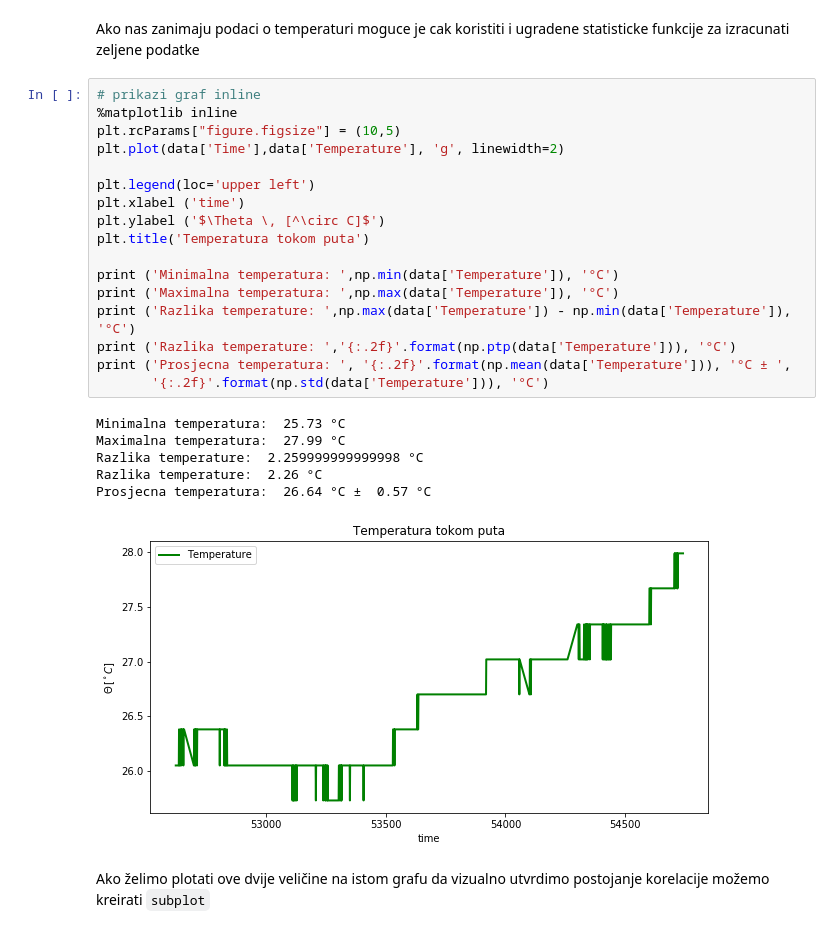
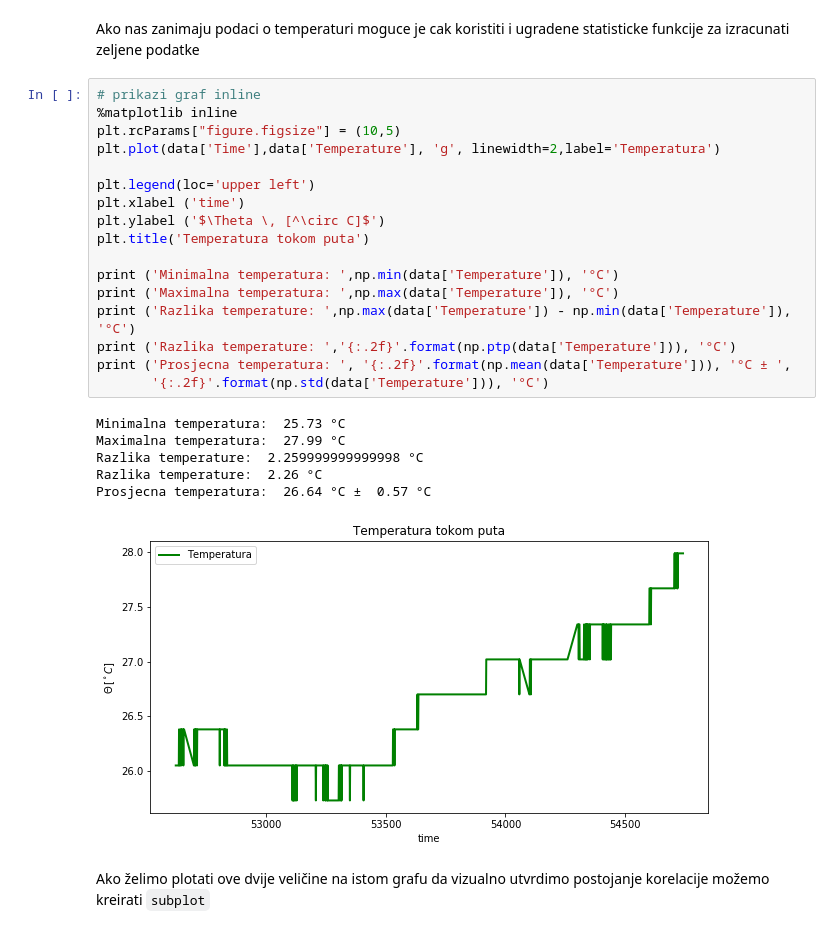
Before and after one commit to KristijanCetina/BachelorThesis, a Jupyter notebook: dataAnalysis/AnalizaKretanjaVozila.ipynb, the cells around one changed output. Drawn from its saved outputs; the diff is of its cells as text.

```diff
--- a/dataAnalysis/AnalizaKretanjaVozila.ipynb
+++ b/dataAnalysis/AnalizaKretanjaVozila.ipynb
@@ -58,27 +57,27 @@ Ako nas zanimaju podaci o temperaturi moguce je cak koristiti i ugradene statist
 # %%
 # prikazi graf inline
 %matplotlib inline
 plt.rcParams["figure.figsize"] = (10,5)
-plt.plot(data['Time'],data['Temperature'], 'g', linewidth=2)
+plt.plot(data['Time'],data['Temperature'], 'g', linewidth=2,label='Temperatura')
 
 plt.legend(loc='upper left')
 plt.xlabel ('time')
 plt.ylabel ('$\Theta \, [^\circ C]$')
 plt.title('Temperatura tokom puta')
 
 print ('Minimalna temperatura: ',np.min(data['Temperature']), '°C')
 print ('Maximalna temperatura: ',np.max(data['Temperature']), '°C')
 print ('Razlika temperature: ',np.max(data['Temperature']) - np.min(data['Temperature']), '°C')
 print ('Razlika temperature: ','{:.2f}'.format(np.ptp(data['Temperature'])), '°C')
 print ('Prosjecna temperatura: ', '{:.2f}'.format(np.mean(data['Temperature'])), '°C ± ',
        '{:.2f}'.format(np.std(data['Temperature'])), '°C')
 # %% [output]
 Minimalna temperatura:  25.73 °C
 Maximalna temperatura:  27.99 °C
 Razlika temperature:  2.259999999999998 °C
 Razlika temperature:  2.26 °C
 Prosjecna temperatura:  26.64 °C ±  0.57 °C
-[figure, old version]
+[figure, new version]
 # %% [markdown]
 Ako želimo plotati ove dvije veličine na istom grafu da vizualno utvrdimo postojanje korelacije možemo kreirati `subplot`
 # %%
```
Also changed, not shown: parts of 1 cell of this notebook, 7 other files.
